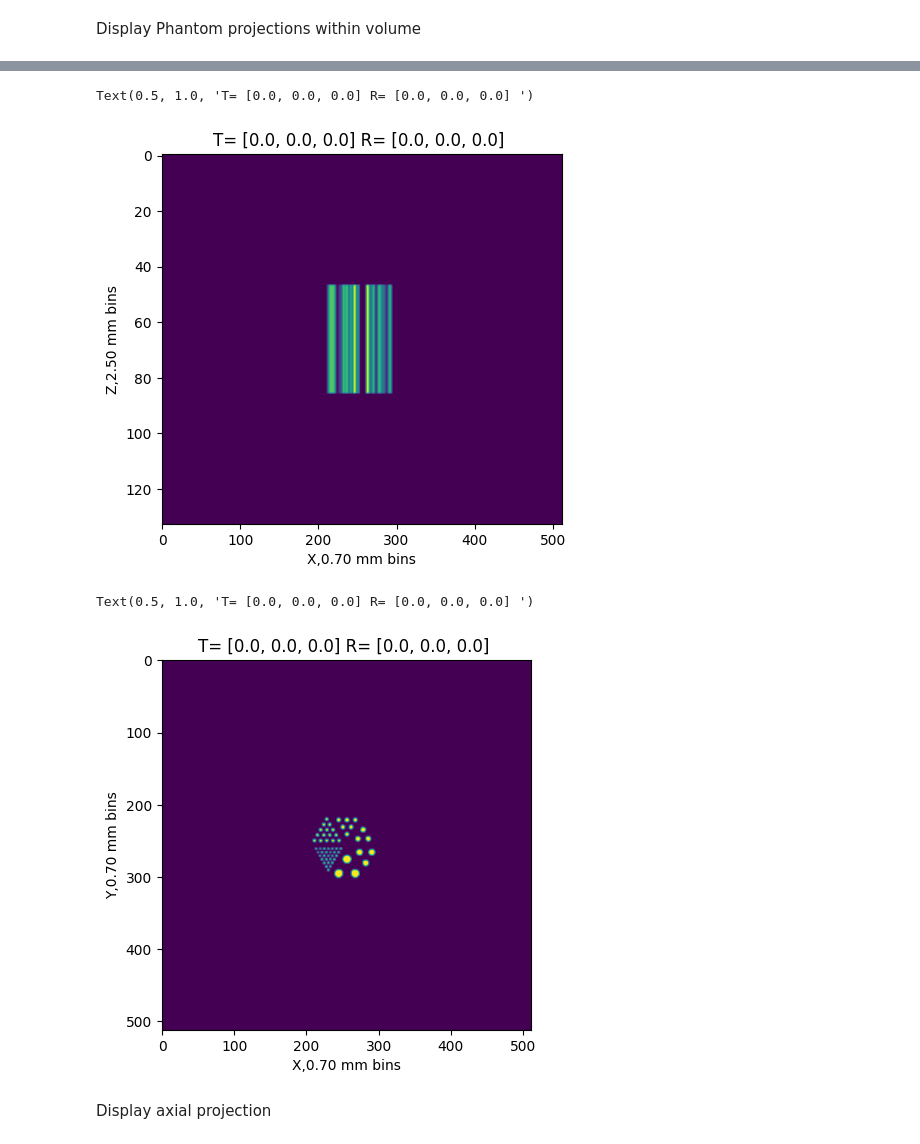
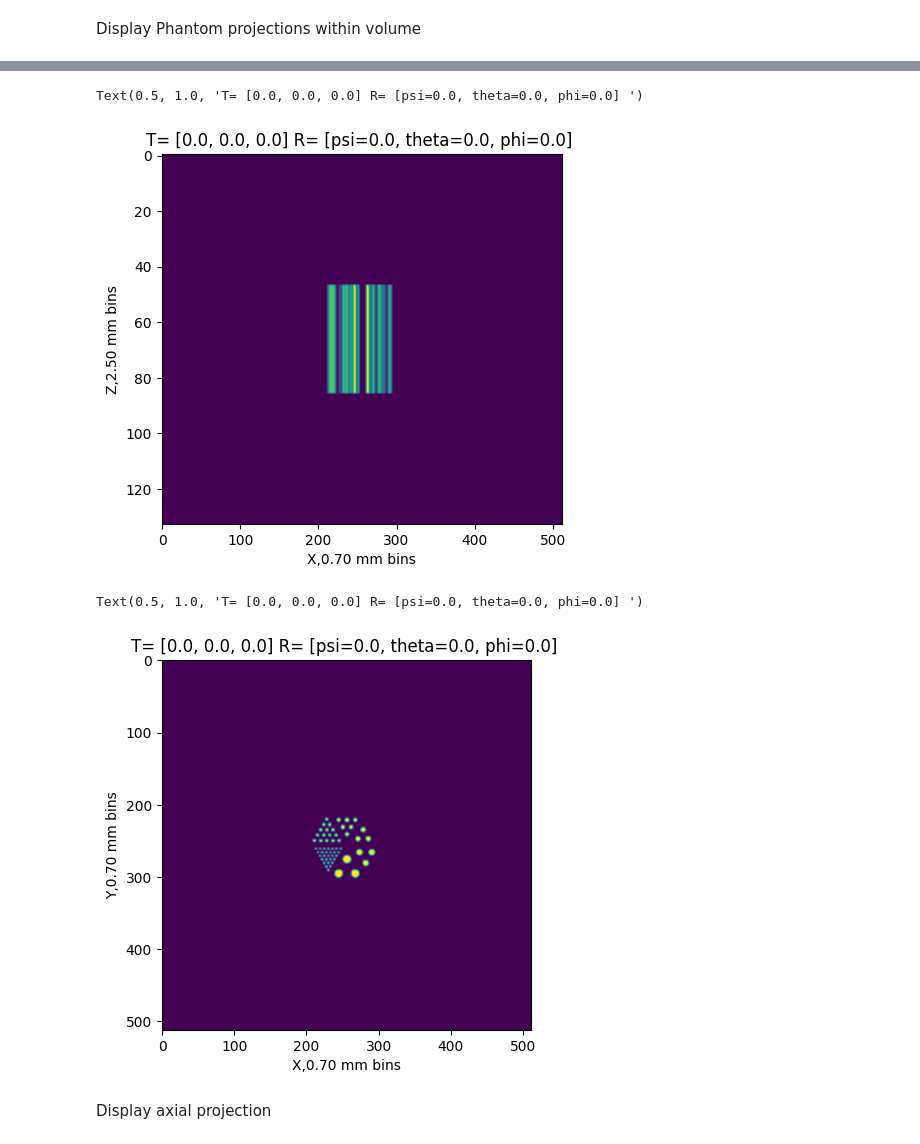
Before and after one commit to BillWorstell/derenzo_phantom, a Jupyter notebook: iCheckRotations.ipynb, the cells around one changed output, grey strips where cells are left out. Drawn from its saved outputs; the diff is of its cells as text; code cells hidden in the pictures.

```diff
--- a/iCheckRotations.ipynb
+++ b/iCheckRotations.ipynb
@@ -264,3 +266,12 @@ Get lab frame coordinates for voxels in volume
+# %%
+from scipy import ndimage
+
+def rotateImage(img, angle, pivot):
+    padX = [img.shape[1] - pivot[0], pivot[0]]
+    padY = [img.shape[0] - pivot[1], pivot[1]]
+    imgP = np.pad(img, [padY, padX], 'constant')
+    imgR = ndimage.rotate(imgP, angle, reshape=False)
+    return imgR[padY[0] : -padY[1], padX[0] : -padX[1]]
 # %% [markdown]
 Define 3D rotation matrices
 # %%
@@ -323,7 +334,7 @@ ic| spacingPhantom: [0.072265625, 0.072265625, 100.0]
 # %% [markdown]
 Position phantom in lab frame by first rotating by psi about initial z, then by theta about y', then by phi about z''
 # %%
-R_Invert= Rx(-phi) * Ry(-theta) * Rz(-psi)
+R_Invert=  Ry(-theta) * Rz(-phi)
 print(np.round(R_Invert, decimals=2))
 # %% [output]
 [[1. 0. 0.]
@@ -391,12 +402,14 @@ Insert phantom into source volume
 # %%
+# Input test phantom reference mask and rotate by psi
+phantomMask=test_phantom.mask.reshape(1024,1024)
+pivot=[511,511]
+phantomMaskR=rotateImage(phantomMask, psiDeg, pivot)
+
 volumeShape=[512, 512, 133]
 phantomShape=[1024,1024]
 ic(volumeShape)
 volume=np.zeros(volumeShape).flatten()
 ic(volume.shape)
-
-phantomMask=test_phantom.mask.reshape(1024,1024)
-ic(phantomMask.shape)
 
 ic(min(zp1))
 ic(max(zp1))
@@ -413,7 +426,7 @@ Test=volume[valid]
 ic(Test.shape)
 
 volume=volume*0.
-volume[valid]=phantomMask[ixPh2,iyPh2]
+volume[valid]=phantomMaskR[ixPh2,iyPh2]
 
 volume=volume.reshape(volumeShape)
 PVCvolume=np.zeros(volume.shape,dtype=np.float32)
@@ -464,30 +476,24 @@ Text(0.5, 1.0, 'T= [0.0, 0.0, 0.0] R= [0.0, 0.0, 0.0] ')
 # %%
-plt.xlabel(f'Y,{spacing[1]:0.2f} mm bins')
-plt.ylabel(f'Z,{spacing[2]:0.2f} mm bins')
-TranslateString=f'T= [{TranslatePhantom[0]:.1f}, ' + f'{TranslatePhantom[1]:.1f}, ' + f'{TranslatePhantom[2]:.1f}] '
-RotateString=f'R= [{psiDeg:.1f}, ' + f'{thetaDeg:.1f}, ' + f'{phiDeg:.1f}] '
-plt.title(TranslateString + RotateString)
-
 ThisAspect=spacing[2]/spacing[0]
 plt.imshow(np.flipud(SumX.T),aspect=ThisAspect)
 plt.xlabel(f'X,{spacing[0]:0.2f} mm bins')
 plt.ylabel(f'Z,{spacing[2]:0.2f} mm bins')
 TranslateString=f'T= [{TranslatePhantom[0]:.1f}, ' + f'{TranslatePhantom[1]:.1f}, ' + f'{TranslatePhantom[2]:.1f}] '
-RotateString=f'R= [{psiDeg:.1f}, ' + f'{thetaDeg:.1f}, ' + f'{phiDeg:.1f}] '
+RotateString=f'R= [psi={psiDeg:.1f}, ' + f'theta={thetaDeg:.1f}, ' + f'phi={phiDeg:.1f}] '
 plt.title(TranslateString + RotateString)
 # %% [output]
-Text(0.5, 1.0, 'T= [0.0, 0.0, 0.0] R= [0.0, 0.0, 0.0] ')
+Text(0.5, 1.0, 'T= [0.0, 0.0, 0.0] R= [psi=0.0, theta=0.0, phi=0.0] ')
-[figure, old version]
+[figure, new version]
 # %%
 plt.imshow(np.flipud(SumZ.T))
 plt.xlabel(f'X,{spacing[0]:0.2f} mm bins')
 plt.ylabel(f'Y,{spacing[1]:0.2f} mm bins')
 TranslateString=f'T= [{TranslatePhantom[0]:.1f}, ' + f'{TranslatePhantom[1]:.1f}, ' + f'{TranslatePhantom[2]:.1f}] '
-RotateString=f'R= [{psiDeg:.1f}, ' + f'{thetaDeg:.1f}, ' + f'{phiDeg:.1f}] '
+RotateString=f'R= [psi={psiDeg:.1f}, ' + f'theta={thetaDeg:.1f}, ' + f'phi={phiDeg:.1f}] '
 plt.title(TranslateString + RotateString)
 # %% [output]
-Text(0.5, 1.0, 'T= [0.0, 0.0, 0.0] R= [0.0, 0.0, 0.0] ')
+Text(0.5, 1.0, 'T= [0.0, 0.0, 0.0] R= [psi=0.0, theta=0.0, phi=0.0] ')
-[figure, old version]
+[figure, new version]
 # %% [markdown]
 Display axial projection
 # %%
```
Also changed, not shown: parts of 96 cells of this notebook.
